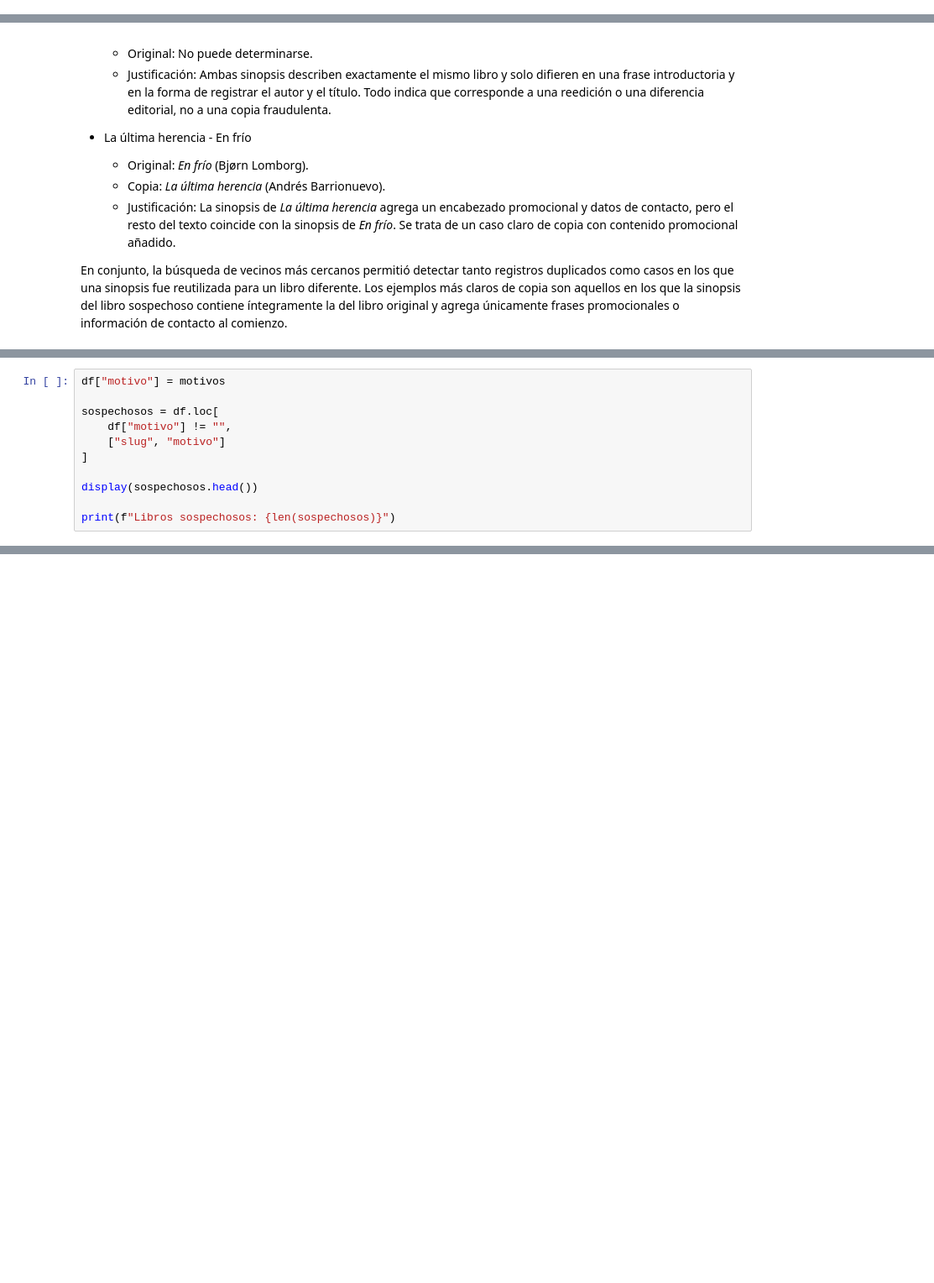
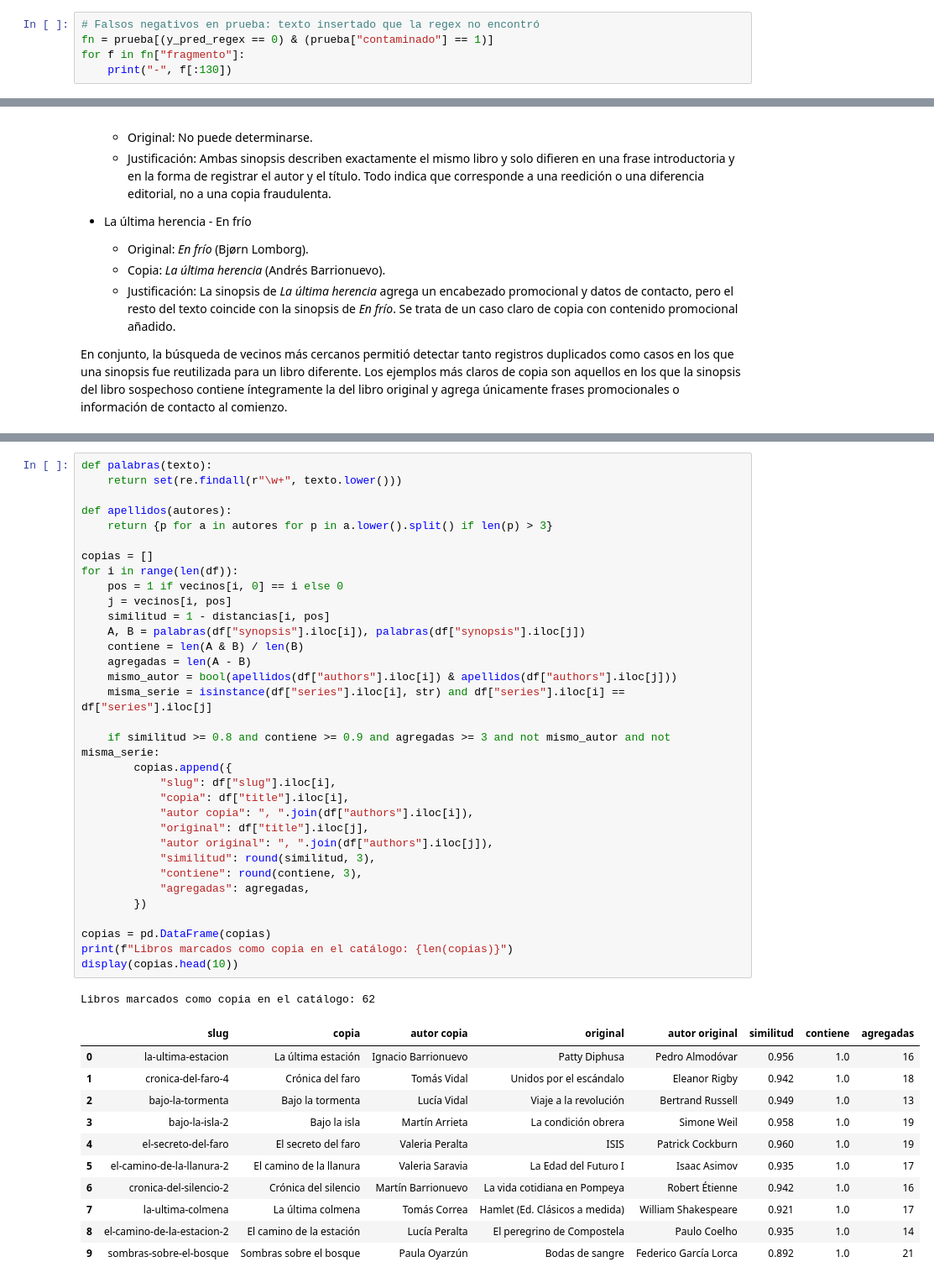
Before and after one commit to manuellazarte/Procesamiento-del-Lenguaje-Natural, a Jupyter notebook: ej3/ej3.ipynb, the cells around one changed output, grey strips where cells are left out. Shown at 84% size. Saved outputs shown, nothing was run; the diff lists cells and outputs as text; blank space fills up the shorter version.

```diff
--- a/ej3/ej3.ipynb
+++ b/ej3/ej3.ipynb
@@ -434,0 +375,5 @@ Normalizado: Más de trece mil jóvenes universitarios pasaron los meses de vera
+# %%
+# Falsos negativos en prueba: texto insertado que la regex no encontró
+fn = prueba[(y_pred_regex == 0) & (prueba["contaminado"] == 1)]
+for f in fn["fragmento"]:
+    print("-", f[:130])
@@ -970,11 +990,0 @@ for i in range(len(df)):
-# %%
-df["motivo"] = motivos
-
-sospechosos = df.loc[
-    df["motivo"] != "",
-    ["slug", "motivo"]
-]
-
-display(sospechosos.head())
-
-print(f"Libros sospechosos: {len(sospechosos)}")
@@ -1011,0 +1000,46 @@ Catálogo limpio    : 7591
+# %%
+def palabras(texto):
+    return set(re.findall(r"\w+", texto.lower()))
+
+def apellidos(autores):
+    return {p for a in autores for p in a.lower().split() if len(p) > 3}
+
+copias = []
+for i in range(len(df)):
+    pos = 1 if vecinos[i, 0] == i else 0
+    j = vecinos[i, pos]
+    similitud = 1 - distancias[i, pos]
+    A, B = palabras(df["synopsis"].iloc[i]), palabras(df["synopsis"].iloc[j])
+    contiene = len(A & B) / len(B)
+    agregadas = len(A - B)
+    mismo_autor = bool(apellidos(df["authors"].iloc[i]) & apellidos(df["authors"].iloc[j]))
+    misma_serie = isinstance(df["series"].iloc[i], str) and df["series"].iloc[i] == df["series"].iloc[j]
+
+    if similitud >= 0.8 and contiene >= 0.9 and agregadas >= 3 and not mismo_autor and not misma_serie:
+        copias.append({
+            "slug": df["slug"].iloc[i],
+            "copia": df["title"].iloc[i],
+            "autor copia": ", ".join(df["authors"].iloc[i]),
+            "original": df["title"].iloc[j],
+            "autor original": ", ".join(df["authors"].iloc[j]),
+            "similitud": round(similitud, 3),
+            "contiene": round(contiene, 3),
+            "agregadas": agregadas,
+        })
+
+copias = pd.DataFrame(copias)
+print(f"Libros marcados como copia en el catálogo: {len(copias)}")
+display(copias.head(10))
+# %% [output]
+Libros marcados como copia en el catálogo: 62
+|  | slug | copia | autor copia | original | autor original | similitud | contiene | agregadas |
+| 0 | la-ultima-estacion | La última estación | Ignacio Barrionuevo | Patty Diphusa | Pedro Almodóvar | 0.956 | 1.0 | 16 |
+| 1 | cronica-del-faro-4 | Crónica del faro | Tomás Vidal | Unidos por el escándalo | Eleanor Rigby | 0.942 | 1.0 | 18 |
+| 2 | bajo-la-tormenta | Bajo la tormenta | Lucía Vidal | Viaje a la revolución | Bertrand Russell | 0.949 | 1.0 | 13 |
+| 3 | bajo-la-isla-2 | Bajo la isla | Martín Arrieta | La condición obrera | Simone Weil | 0.958 | 1.0 | 19 |
+| 4 | el-secreto-del-faro | El secreto del faro | Valeria Peralta | ISIS | Patrick Cockburn | 0.960 | 1.0 | 19 |
+| 5 | el-camino-de-la-llanura-2 | El camino de la llanura | Valeria Saravia | La Edad del Futuro I | Isaac Asimov | 0.935 | 1.0 | 17 |
+| 6 | cronica-del-silencio-2 | Crónica del silencio | Martín Barrionuevo | La vida cotidiana en Pompeya | Robert Étienne | 0.942 | 1.0 | 16 |
+| 7 | la-ultima-colmena | La última colmena | Tomás Correa | Hamlet (Ed. Clásicos a medida) | William Shakespeare | 0.921 | 1.0 | 17 |
+| 8 | el-camino-de-la-estacion-2 | El camino de la estación | Lucía Peralta | El peregrino de Compostela | Paulo Coelho | 0.935 | 1.0 | 14 |
+| 9 | sombras-sobre-el-bosque | Sombras sobre el bosque | Paula Oyarzún | Bodas de sangre | Federico García Lorca | 0.892 | 1.0 | 21 |
```
Also changed, not shown: parts of 99 cells of this notebook, 4 other files.
